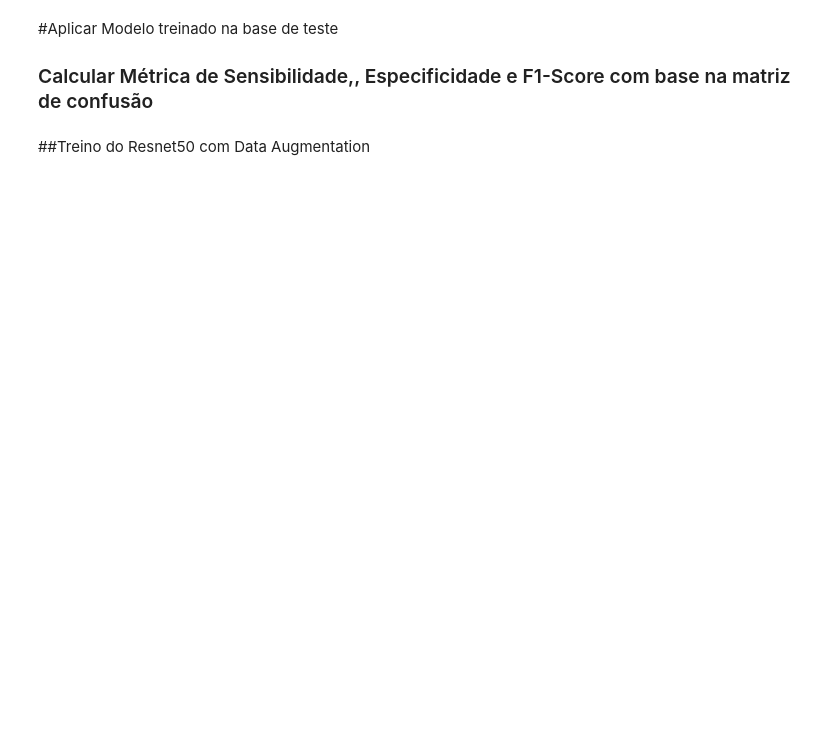
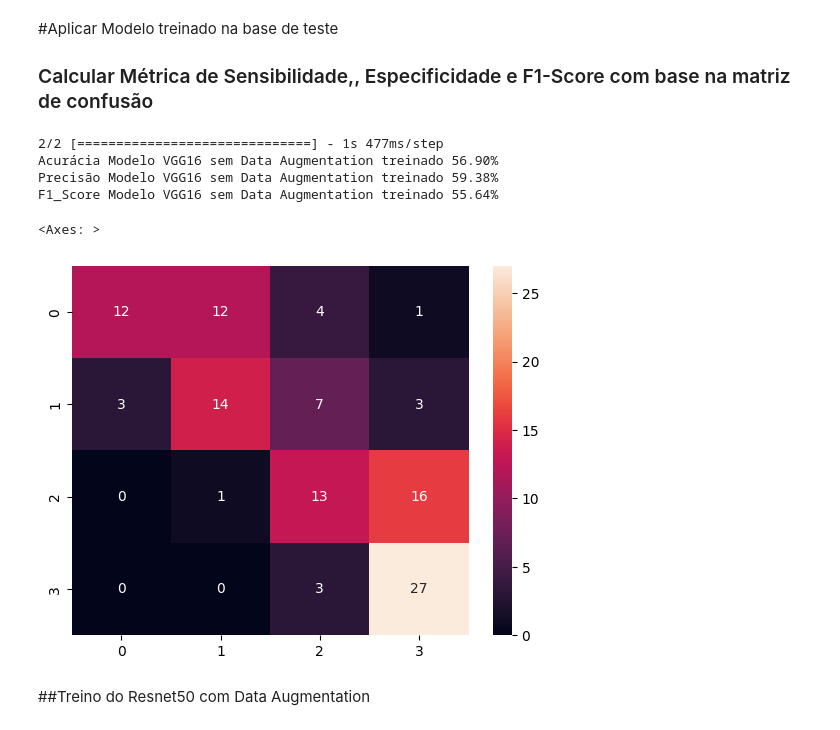
Before and after one commit to Equipe16-IAA/IAA011-VisaoComputacional, a Jupyter notebook: RedesNeurais.ipynb, the cells around one changed output. Cells and saved outputs as stored; diff of their text form; code cells hidden in the pictures; blank space fills up the shorter version.

```diff
--- a/RedesNeurais.ipynb
+++ b/RedesNeurais.ipynb
@@ -457,35 +463,45 @@ Wall time: 47.6 s
 # %%
 ##Aplicar Modelo treinado na base de teste
 ### Calcular Métrica de Sensibilidade,, Especificidade e F1-Score com base na matriz de confusão
 
 ##Aplicar Modelo treinado na base de teste
 ### Calcular Métrica de Sensibilidade,, Especificidade e F1-Score com base na matriz de confusão
 from sklearn.metrics import accuracy_score
 import numpy as np
 import seaborn as sns
 import matplotlib.pyplot as plt
-from sklearn.metrics import confusion_matrix
-from sklearn.metrics import accuracy_score
+from sklearn.metrics import accuracy_score, f1_score, precision_score, recall_score, classification_report, confusion_matrix
 
 model_vgg16.load_weights('img_model_vgg16_noaug.weights.best.keras') ## Inicializa o peso com o melhor treino
 
 true_classes = testgen.classes
 class_indices = traingen.class_indices
 class_indices = dict((v,k) for k,v in class_indices.items())
 
 predictions = model_vgg16.predict(testgen)
 predicted_classes = np.argmax(predictions, axis=1)
 
 
 accuracy = accuracy_score(true_classes, predicted_classes)
-print("Acurácia Modelo VGG16 com Data Augmentation treinado {:.2f}%".format(accuracy * 100))
+precision = precision_score(true_classes, predicted_classes, average='weighted')
+f1 = f1_score(true_classes, predicted_classes, average='weighted')
+print("Acurácia Modelo VGG16 sem Data Augmentation treinado {:.2f}%".format(accuracy * 100))
+print("Precisão Modelo VGG16 sem Data Augmentation treinado {:.2f}%".format(precision * 100))
+print("F1_Score Modelo VGG16 sem Data Augmentation treinado {:.2f}%".format(f1 * 100))
 
 # Get the names of the ten classes
 class_names = testgen.class_indices.keys()
 
 #TODO: Imprimir Matriz de confusão
 plot  = confusion_matrix(true_classes, predicted_classes)
 sns.heatmap(plot, annot=True, fmt='d', xticklabels=class_names, yticklabels=class_names)
+# %% [output]
+2/2 [==============================] - 1s 477ms/step
+Acurácia Modelo VGG16 sem Data Augmentation treinado 56.90%
+Precisão Modelo VGG16 sem Data Augmentation treinado 59.38%
+F1_Score Modelo VGG16 sem Data Augmentation treinado 55.64%
+<Axes: >
+[figure, added]
 # %% [markdown]
 ##Treino do Resnet50 com Data Augmentation
 # %%
```
Also changed, not shown: parts of 7 cells of this notebook.
